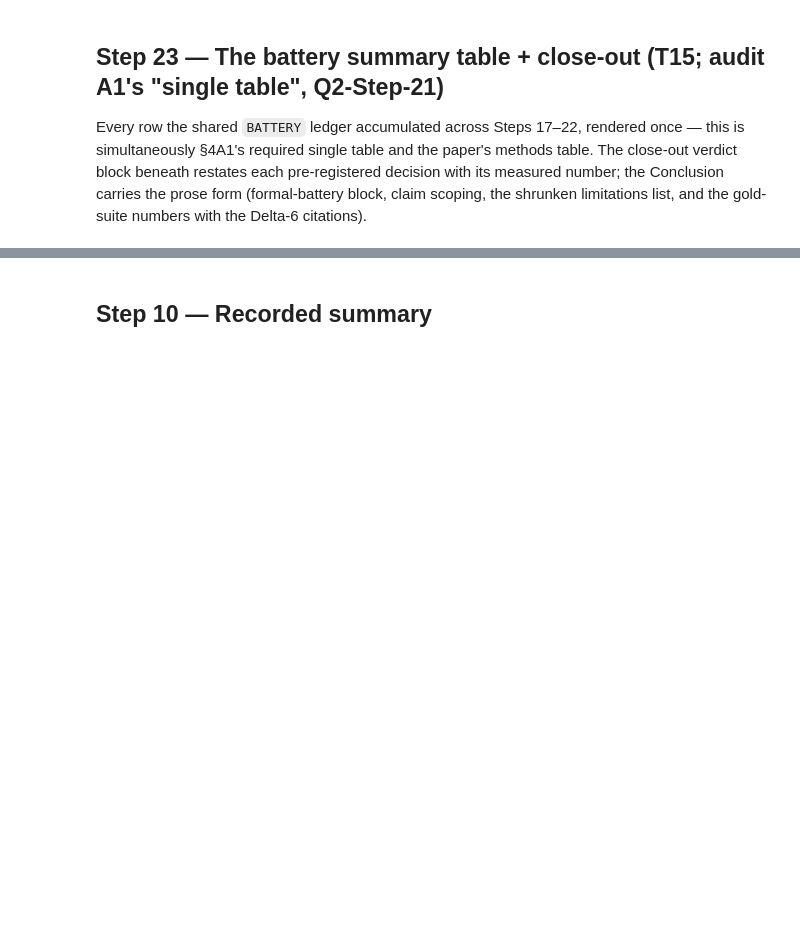
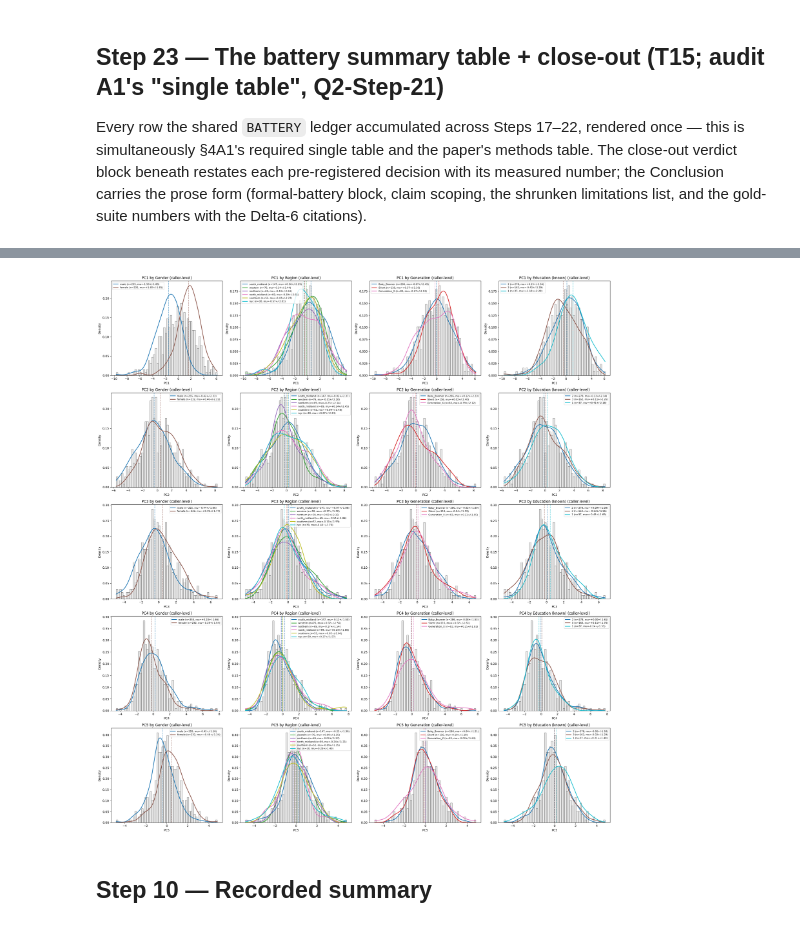
Before and after one commit to dainbrownlow08/swb_infra, a Jupyter notebook: analysis/07_final.ipynb, the cells around one changed output, grey strips where cells are left out. Cells and saved outputs as stored; diff of their text form; code cells hidden in the pictures; blank space fills up the shorter version.

```diff
--- a/analysis/07_final.ipynb
+++ b/analysis/07_final.ipynb
@@ -568,15 +568,16 @@ Per-group density curves drawn over the pooled PC1 histogram, with each group's
 marked. This is the figure for the write-up: it shows *where* a group sits on the
 continuum and how much the groups overlap (i.e. how real the difference is).
 # %%
-def overlay(ax, dcol, pcname="PC1", top=None):
-    v = spk[pcname].values
+def overlay(ax, dcol, pcname="PC1", top=None, tbl=None):
+    tbl = spk if tbl is None else tbl
+    v = tbl[pcname].values
     sns.histplot(v, bins=60, stat="density", color="lightgray", alpha=0.5, ax=ax)
-    vc = spk[dcol].value_counts()
+    vc = tbl[dcol].value_counts()
     cats = list(vc.index if top is None else vc.head(top).index)
     xs = np.linspace(v.min(), v.max(), 400)
     cmap = plt.cm.tab10(np.linspace(0, 1, max(len(cats), 3)))
     for c, col in zip(cats, cmap):
-        vg = spk.loc[spk[dcol]==c, pcname].values
+        vg = tbl.loc[tbl[dcol]==c, pcname].values
         if len(vg) < 5:
             continue
         ax.plot(xs, gaussian_kde(vg)(xs), color=col, lw=2,
@@ -2516,3 +2582,16 @@ STEP 23 VERDICT: the battery table above is A1's single table; every 4A item ran
+# %%
+# --- 24b: demographic overlays on every retained combined-space PC (Step 9's exhibit) ----
+spk_all_cc["Education (known)"] = (spk_all_cc["Education"]
+                                   .where(~spk_all_cc["Education"].isin(EDU_UNKNOWN))
+                                   .astype("Int64"))          # a-priori unknown exclusion (Step 8)
+_DEMOS24 = [("Gender", None), ("Region", 6), ("Generation", None), ("Education (known)", None)]
+fig, axes = plt.subplots(K_all, len(_DEMOS24), figsize=(24, 5.2*K_all), squeeze=False)
+for j in range(K_all):
+    for a, (dcol, top) in enumerate(_DEMOS24):
+        overlay(axes[j][a], dcol, pcname=f"PC{j+1}", top=top, tbl=spk_all_cc)
+plt.tight_layout(); plt.show()
+# %% [output]
+[figure, added]
 # %% [markdown]
 ## Step 10 — Recorded summary
 # %%
```
Also changed, not shown: parts of 10 cells of this notebook, 1 other file.
